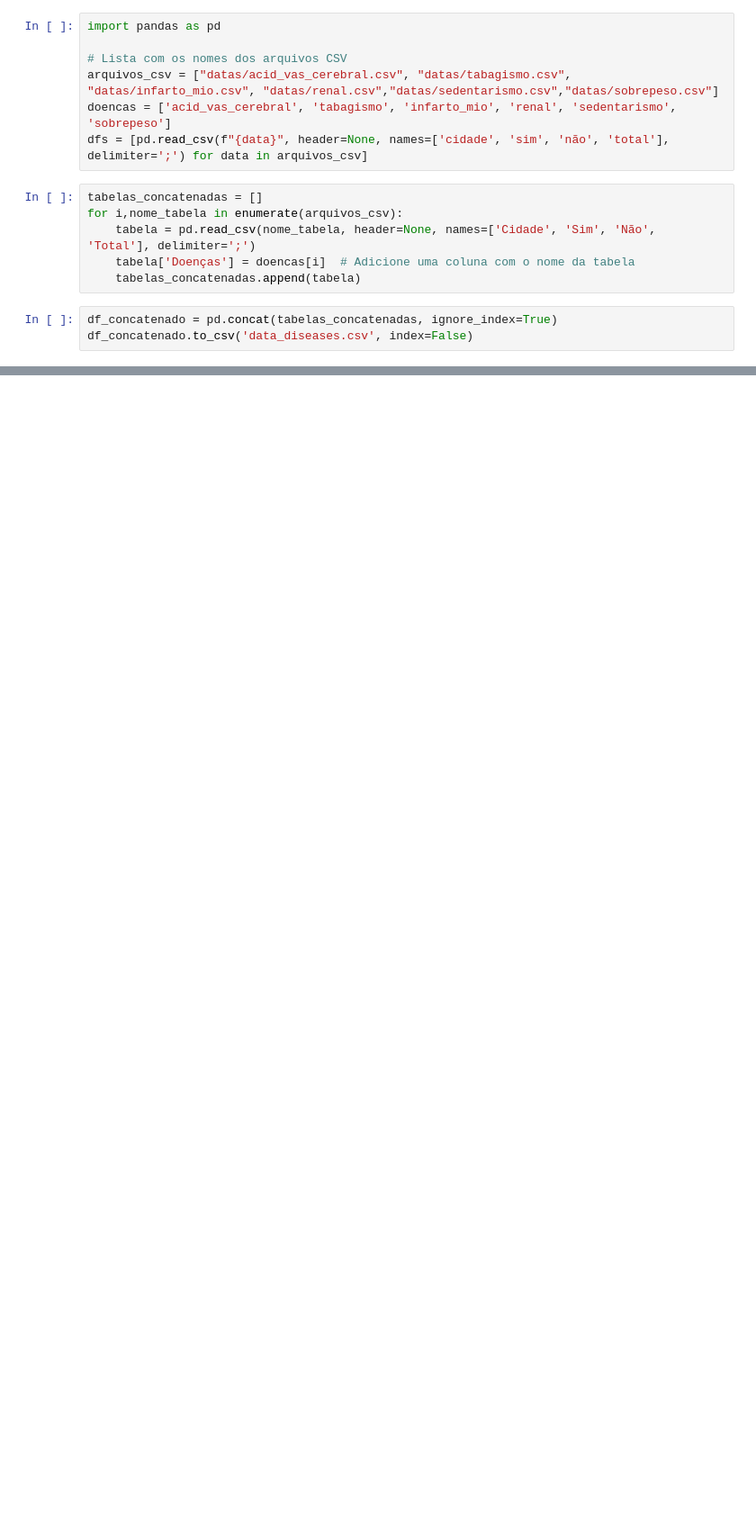
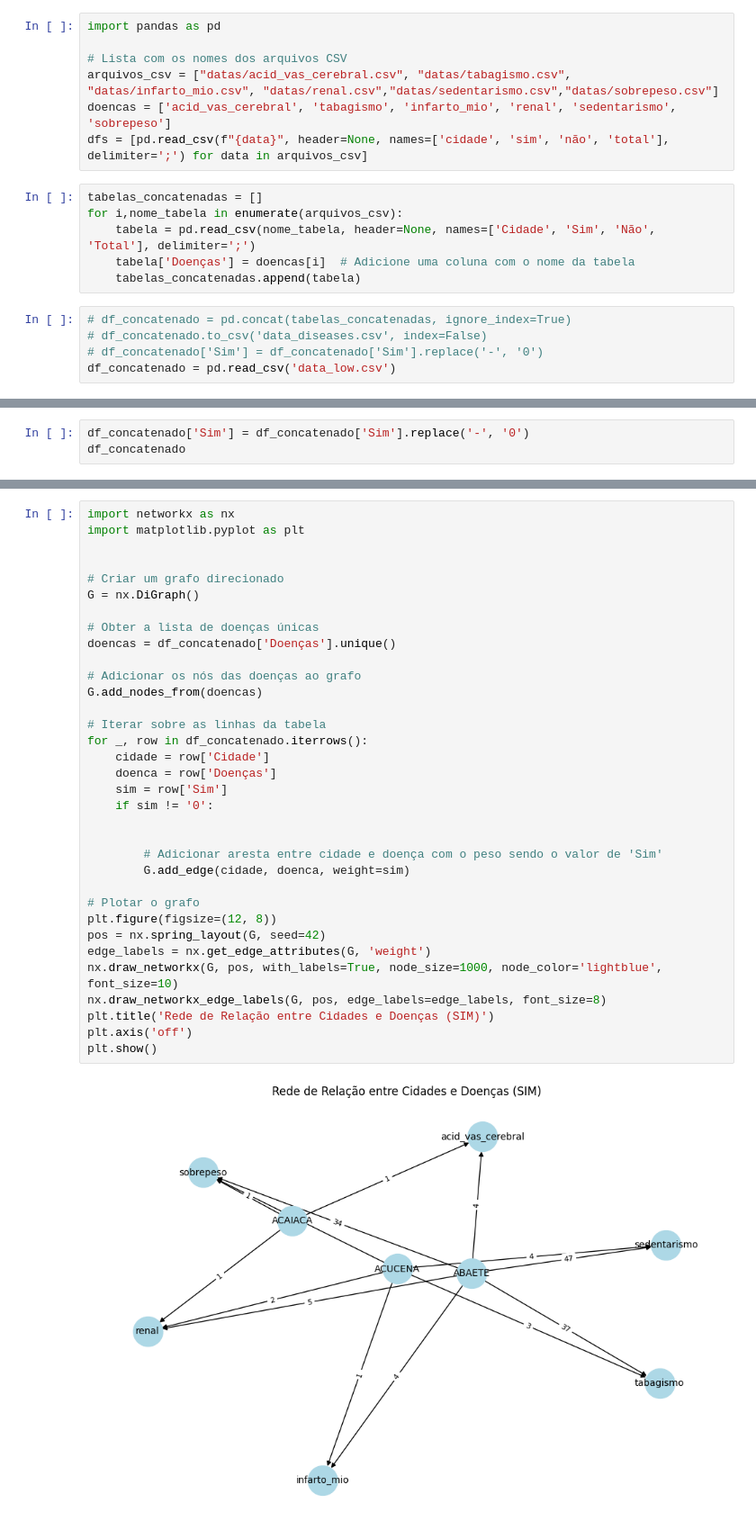
Before and after one commit to juniordc15900/tp-redes-complexas, a Jupyter notebook: redes_complexas.ipynb, the cells around one changed output, grey strips where cells are left out. Shown at 90% size. Drawn from its saved outputs; the diff is of its cells as text; blank space fills up the shorter version.

Commit message:
some network analysis

```diff
--- a/redes_complexas.ipynb
+++ b/redes_complexas.ipynb
@@ -12,5 +12,7 @@ for i,nome_tabela in enumerate(arquivos_csv):
     tabela['Doenças'] = doencas[i]  # Adicione uma coluna com o nome da tabela
     tabelas_concatenadas.append(tabela)
 # %%
-df_concatenado = pd.concat(tabelas_concatenadas, ignore_index=True)
-df_concatenado.to_csv('data_diseases.csv', index=False)
+# df_concatenado = pd.concat(tabelas_concatenadas, ignore_index=True)
+# df_concatenado.to_csv('data_diseases.csv', index=False)
+# df_concatenado['Sim'] = df_concatenado['Sim'].replace('-', '0')
+df_concatenado = pd.read_csv('data_low.csv')
@@ -44,0 +19,3 @@ df_sao_joao_del_rei
+# %%
+df_concatenado['Sim'] = df_concatenado['Sim'].replace('-', '0')
+df_concatenado
@@ -44,0 +47,36 @@ df_sao_joao_del_rei
+# %%
+import networkx as nx
+import matplotlib.pyplot as plt
+
+
+# Criar um grafo direcionado
+G = nx.DiGraph()
+
+# Obter a lista de doenças únicas
+doencas = df_concatenado['Doenças'].unique()
+
+# Adicionar os nós das doenças ao grafo
+G.add_nodes_from(doencas)
+
+# Iterar sobre as linhas da tabela
+for _, row in df_concatenado.iterrows():
+    cidade = row['Cidade']
+    doenca = row['Doenças']
+    sim = row['Sim']
+    if sim != '0':
+
+
+        # Adicionar aresta entre cidade e doença com o peso sendo o valor de 'Sim'
+        G.add_edge(cidade, doenca, weight=sim)
+
+# Plotar o grafo
+plt.figure(figsize=(12, 8))
+pos = nx.spring_layout(G, seed=42)
+edge_labels = nx.get_edge_attributes(G, 'weight')
+nx.draw_networkx(G, pos, with_labels=True, node_size=1000, node_color='lightblue', font_size=10)
+nx.draw_networkx_edge_labels(G, pos, edge_labels=edge_labels, font_size=8)
+plt.title('Rede de Relação entre Cidades e Doenças (SIM)')
+plt.axis('off')
+plt.show()
+# %% [output]
+[figure, added]
```
Also changed, not shown: parts of 13 cells of this notebook, 11 other files.
